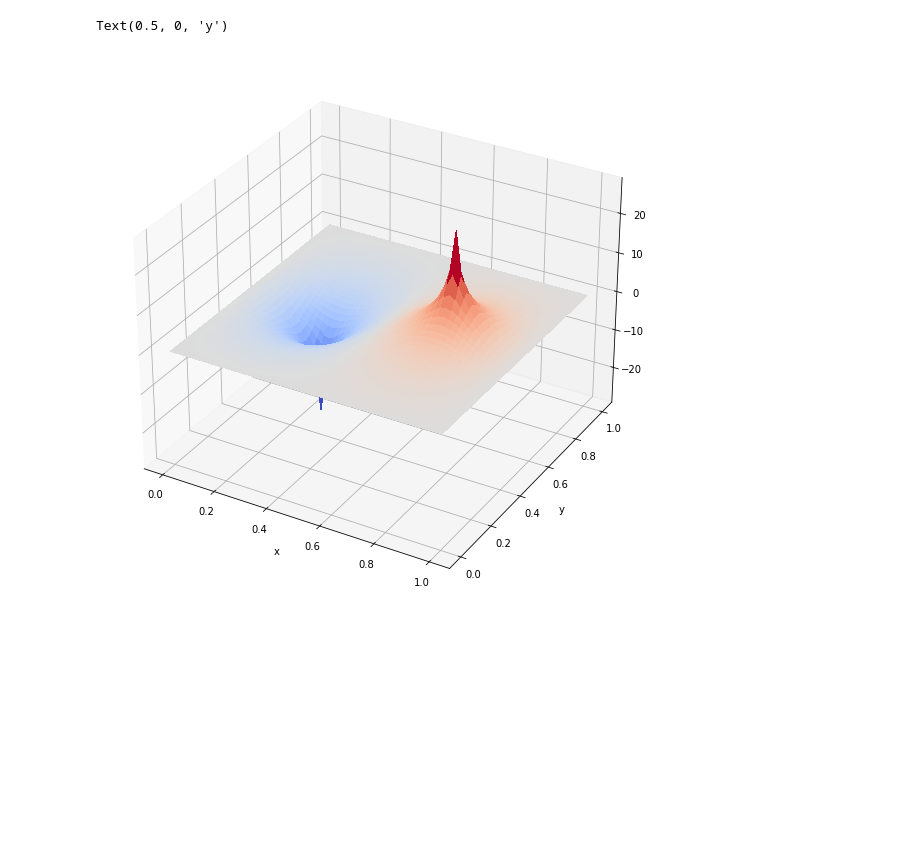
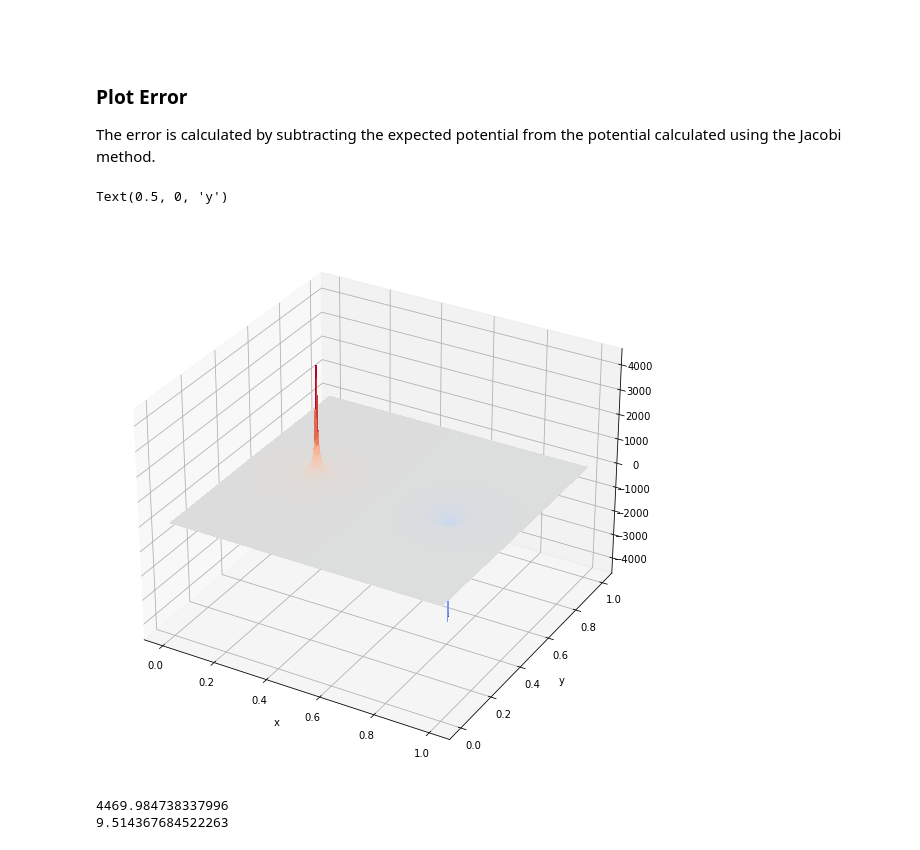
Before and after one commit to ubsuny/homework-2-nvidia-jetson, a Jupyter notebook: Problem2.ipynb, the cells around one changed output. Saved outputs shown, nothing was run; the diff lists cells and outputs as text; code cells hidden in the pictures; blank space fills up the shorter version.

```diff
--- a/Problem2.ipynb
+++ b/Problem2.ipynb
@@ -159,7 +142,15 @@ X, Y = np.meshgrid(x, y)
 # Set Z to the poisson V[i][j]
 Z = np.array( p.V )
 
-fig = plt.figure(1,figsize=(10, 10))
+if X.shape != Z.shape:
+    new_row = np.zeros(len(Z))
+    Z = np.vstack([Z, new_row])
+    print(Z.shape)
+    new_col = np.zeros((len(Z),1))
+    print(new_col.shape)
+    Z = np.hstack([Z, new_col])
+
+fig = plt.figure(2,figsize=(10, 10))
 ax = fig.gca(projection='3d')
 sur = ax.plot_surface( X, Y, Z, rstride=1, cstride=1, cmap=cm.coolwarm,
                         linewidth=0, antialiased=False )
@@ -215,0 +164,12 @@ Accuracy 1.00e-06 reached in 0.86000  s
+# %%
+rminus = (((X - 0.25)**2 + (Y - 0.5)**2)**(1/2))
+rplus = (((X - 0.75)**2 + (Y - 0.5)**2)**(1/2))
+
+Z_exp = ((q/rplus)+(-q/rminus))
+
+fig = plt.figure(3,figsize=(10,10))
+ax = fig.gca(projection='3d')
+sur = ax.plot_surface( X, Y, Z_exp, rstride=1, cstride=1, cmap=cm.coolwarm,
+                        linewidth=0, antialiased=False )
+plt.xlabel("x")
+plt.ylabel("y")
@@ -216,13 +179,27 @@ Accuracy 1.00e-06 reached in 0.86000  s
+# %% [markdown]
+####
+# %% [markdown]
+### Plot Error
+
+The error is calculated by subtracting the expected potential from the potential calculated using the Jacobi method.
 # %%
-# Set Z to the poisson V[i][j]
-Z = np.array( p.V.real )
+Z_res = Z - Z_exp
 
-fig = plt.figure(2,figsize=(10,10))
+fig = plt.figure(4,figsize=(10,10))
 ax = fig.gca(projection='3d')
-sur = ax.plot_surface( X, Y, Z, rstride=1, cstride=1, cmap=cm.coolwarm,
+sur = ax.plot_surface( X, Y, Z_res, rstride=1, cstride=1, cmap=cm.coolwarm,
                         linewidth=0, antialiased=False )
 plt.xlabel("x")
 plt.ylabel("y")
 # %% [output]
 Text(0.5, 0, 'y')
-[figure, old version]
+[figure, new version]
+# %%
+print(np.amax(Z_exp))
+print(np.amax(Z))
+
+Z_exp_vals = [4.26936250174777, 6.953554417664485, 8.06421347691531, 8.708123148675291, 9.163482573489475, 9.514367684522263]
+Z_vals = [175.91598164182267, 892.1216738615273, 1786.84241379717, 2681.1041145853546, 3575.647181287311, 4469.984738337996]
+# %% [output]
+4469.984738337996
+9.514367684522263
```
Also changed, not shown: parts of 18 cells of this notebook, 1 other file.
